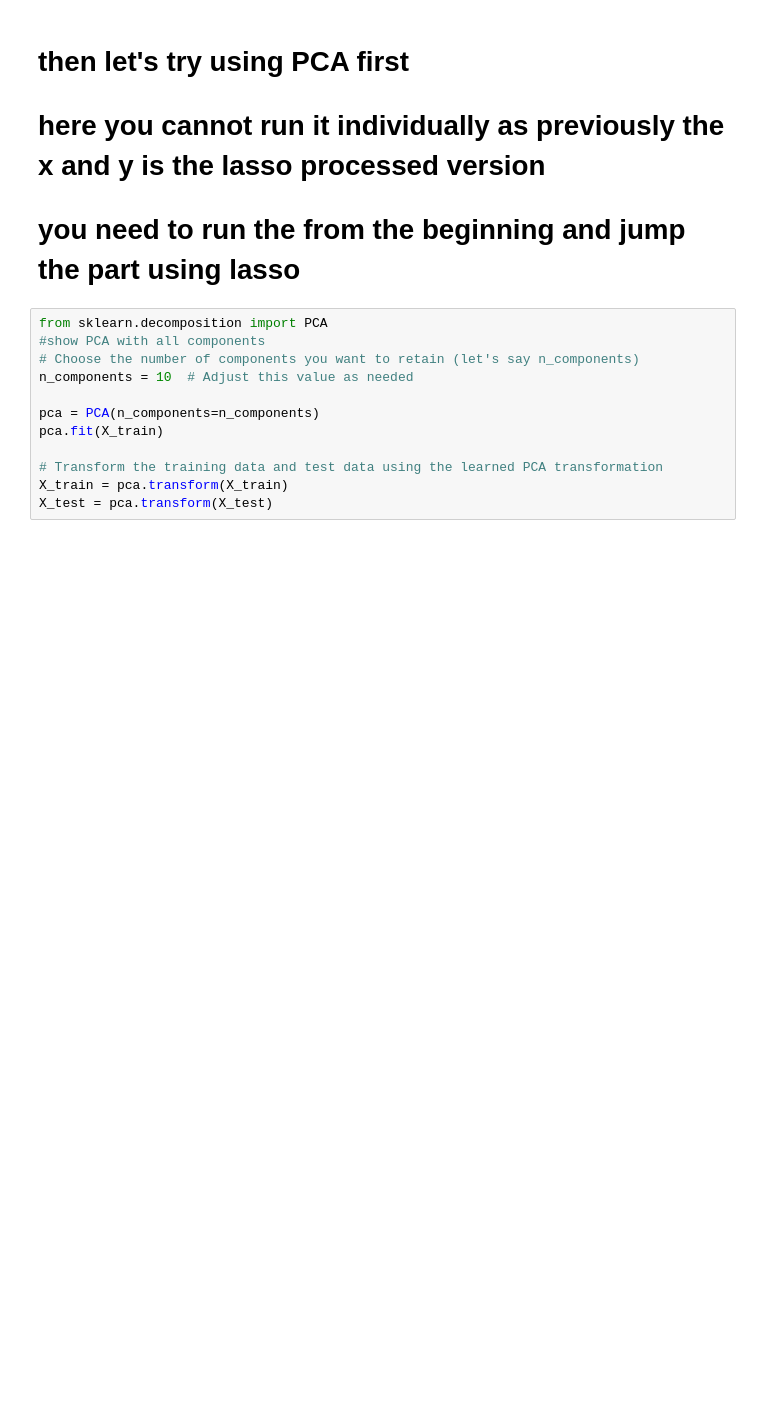
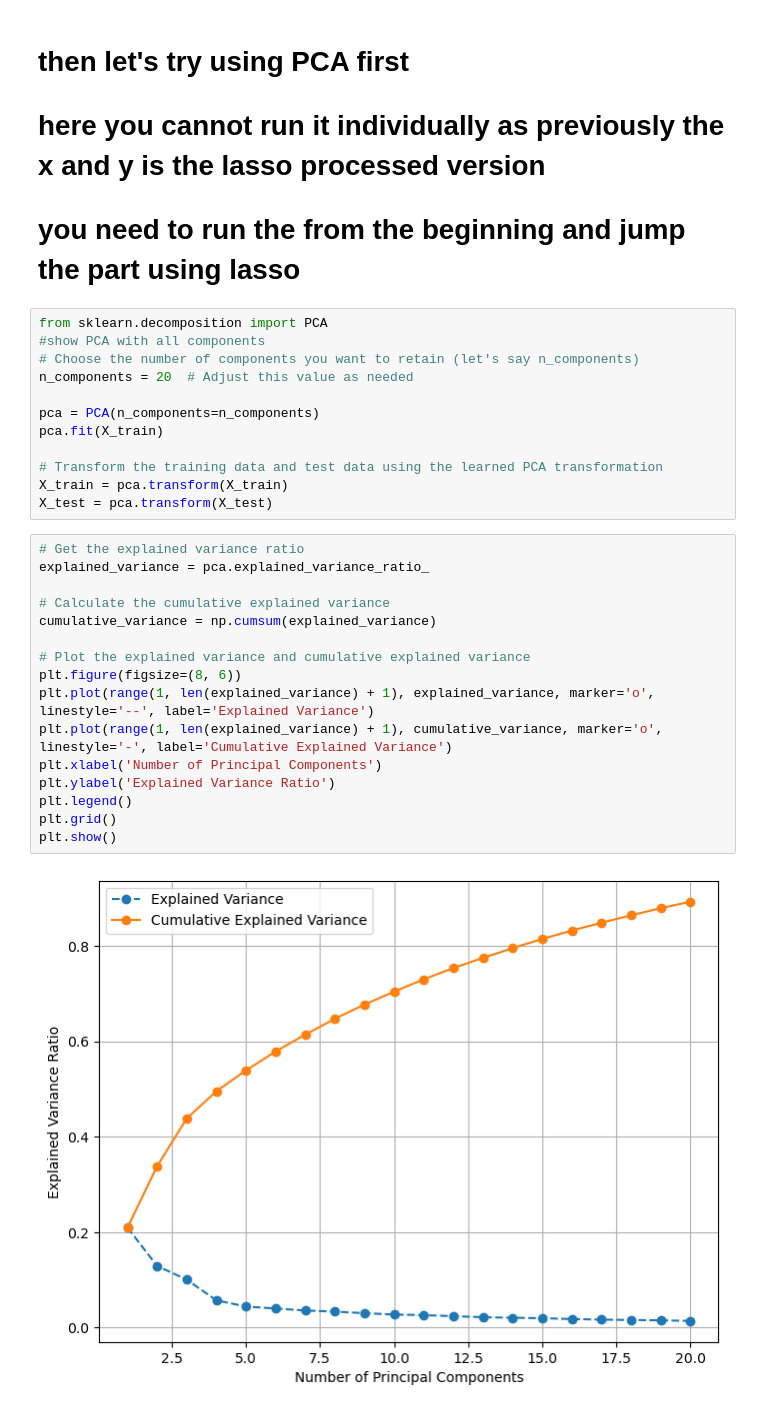
Before and after one commit to ruilongli/project_408, a Jupyter notebook: modeling.ipynb, the cells around one changed output. Drawn from its saved outputs; the diff is of its cells as text; blank space fills up the shorter version.

```diff
--- a/modeling.ipynb
+++ b/modeling.ipynb
@@ -482,7 +379,7 @@ Random best hyperparameter accuracy:  0.7705882352941177
 from sklearn.decomposition import PCA
 #show PCA with all components
 # Choose the number of components you want to retain (let's say n_components)
-n_components = 10  # Adjust this value as needed
+n_components = 20  # Adjust this value as needed
 
 pca = PCA(n_components=n_components)
 pca.fit(X_train)
@@ -490,6 +387,24 @@ pca.fit(X_train)
 # Transform the training data and test data using the learned PCA transformation
 X_train = pca.transform(X_train)
 X_test = pca.transform(X_test)
+# %%
+# Get the explained variance ratio
+explained_variance = pca.explained_variance_ratio_
+
+# Calculate the cumulative explained variance
+cumulative_variance = np.cumsum(explained_variance)
+
+# Plot the explained variance and cumulative explained variance
+plt.figure(figsize=(8, 6))
+plt.plot(range(1, len(explained_variance) + 1), explained_variance, marker='o', linestyle='--', label='Explained Variance')
+plt.plot(range(1, len(explained_variance) + 1), cumulative_variance, marker='o', linestyle='-', label='Cumulative Explained Variance')
+plt.xlabel('Number of Principal Components')
+plt.ylabel('Explained Variance Ratio')
+plt.legend()
+plt.grid()
+plt.show()
+# %% [output]
+[figure, added]
 # %%
 from sklearn.linear_model import LogisticRegression
 from sklearn.feature_selection import SelectFromModel
```
Also changed, not shown: parts of 16 cells of this notebook, 1 other file.
